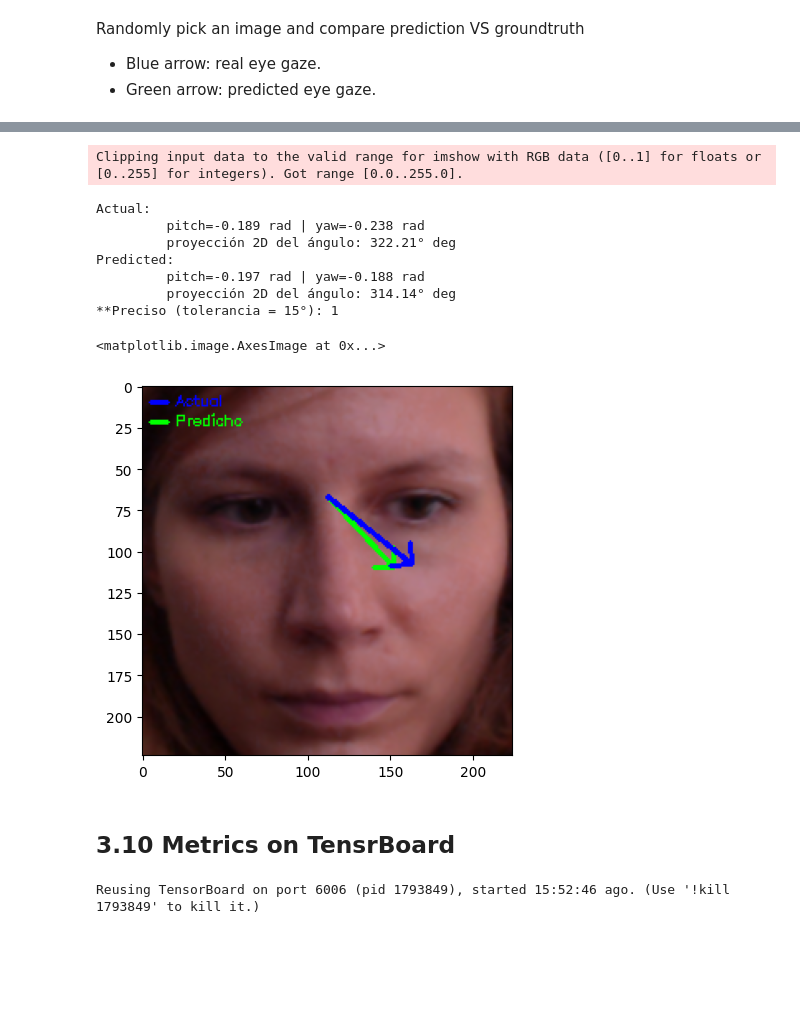
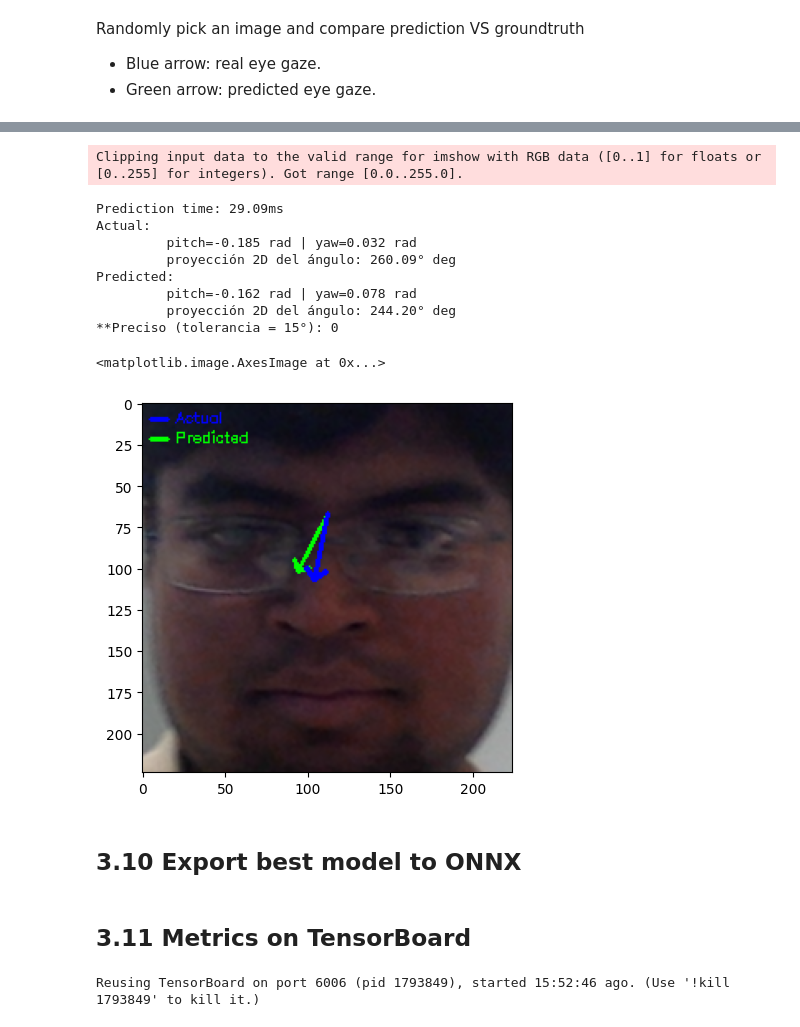
Before and after one commit to lsaraco/vpc2_project, a Jupyter notebook: main.ipynb, the cells around one changed output, grey strips where cells are left out. Drawn from its saved outputs; the diff is of its cells as text; code cells hidden in the pictures; blank space fills up the shorter version.

```diff
--- a/main.ipynb
+++ b/main.ipynb
@@ -910,8 +910,9 @@ Randomly pick an image and compare prediction VS groundtruth
 - Green arrow: predicted eye gaze.
 # %%
 # Se elige el mejor modelo para validación
-loaded_model = GazeEstimation_ResNet18Branch()
-loaded_model.load_state_dict(torch.load('./modelos/resnet18branch_90_1e4_trainable.pth'))
+# loaded_model = GazeEstimation_ResNet18Branch()
+loaded_model = GazeEstimation_MobileNet()
+loaded_model.load_state_dict(torch.load('./modelos/mobilenet.pth'))
 loaded_model.to(device)
 
 # Sanity check
@@ -922,48 +934,61 @@ print(outputs)
 # %%
-# Se elige el modelo a probar
+# Pick model
 model = loaded_model
 
-# Se elige imagen al azar y se obtienen sus labesl (pitch,yaw)
+# Randomly select image and its labels
 img, gaze = test_dataset[randint(0,len(test_dataset)-1)]
 pitch = gaze[0]
 yaw = gaze[1]
 angle = angle_to_2d(np.array([gaze]))
 
-# Ahora se pasa la imagen por el modelo y se obtiene la predicción
+# Get start time
+start_time = time.time()
+
+# Run inference and get prediction
 predicted_gaze = model(img.unsqueeze(0).to(device))
 pitch_predicted = predicted_gaze[0][0].item()
 yaw_predicted = predicted_gaze[0][1].item()
 img = img.squeeze(0).detach().cpu().numpy().transpose(1,2,0)
 predicted_gaze = predicted_gaze.squeeze(0).detach().cpu().numpy()
 angle_predicted = angle_to_2d(np.array([predicted_gaze]))
 
-# Se define la tolerancia para considerar una predicción como precisa o no
-tolerancia = 15 # 15° de tolerancia para considerar una predicción como error
+# Get end time
+end_time = time.time()
+
+# Print prediction time
+prediction_time = end_time - start_time
+print(f"Prediction time: {prediction_time*1000:.2f}ms ")
+
+# Define error tolerance
+tolerancia = 15 # 15 degrees
 accurate = int(is_accurate(angle,angle_predicted,tolerance=tolerancia)[0])
 
-# Impresión de parámetros
+# Print results
 print("Actual: ")
 print(f"\t pitch={pitch:.3f} rad | yaw={yaw:.3f} rad")
 print(f"\t proyección 2D del ángulo: {angle[0]:.2f}° deg")
 print("Predicted: ")
 print(f"\t pitch={pitch_predicted:.3f} rad | yaw={yaw_predicted:.3f} rad")
 print(f"\t proyección 2D del ángulo: {angle_predicted[0]:.2f}° deg")
 print(f"**Preciso (tolerancia = {tolerancia}°): {accurate}")
 
-# Se agregan anotaciones a la imagen
-img = put_gaze_annotation(img,predicted_gaze,method=1,color=(0,255,0), label="Predicho",label_y=22) #Prediced: flecha verde
-img = put_gaze_annotation(img,gaze,method=1,color=(255,0,0),label="Actual",label_y=10) #Actual: flecha azul
+# Add annotations
+img = put_gaze_annotation(img,predicted_gaze,method=1,color=(0,255,0), label="Predicted",label_y=22) #Prediced: green
+img = put_gaze_annotation(img,gaze,method=1,color=(255,0,0),label="Actual",label_y=10) #Actual: blue
 
-# Mostrar imagen (se convierte a RGB porque openCV trabaja en BGR)
+# Show images (after converting it from BGR to RGB)
 plt.imshow(rgb(img))
 # %% [output]
 Clipping input data to the valid range for imshow with RGB data ([0..1] for floats or [0..255] for integers). Got range [0.0..255.0].
+Prediction time: 29.09ms
 Actual:
-         pitch=-0.189 rad | yaw=-0.238 rad
-         proyección 2D del ángulo: 322.21° deg
+         pitch=-0.185 rad | yaw=0.032 rad
+         proyección 2D del ángulo: 260.09° deg
 Predicted:
-         pitch=-0.197 rad | yaw=-0.188 rad
-         proyección 2D del ángulo: 314.14° deg
-**Preciso (tolerancia = 15°): 1
+         pitch=-0.162 rad | yaw=0.078 rad
+         proyección 2D del ángulo: 244.20° deg
+**Preciso (tolerancia = 15°): 0
 <matplotlib.image.AxesImage at 0x...>
-[figure, old version]
+[figure, new version]
+# %% [markdown]
+## 3.10 Export best model to ONNX
@@ -970,5 +1016,5 @@ Predicted:
 # %% [markdown]
-## 3.10 Metrics on TensrBoard
+## 3.11 Metrics on TensorBoard
 # %%
 %load_ext tensorboard
 %tensorboard --logdir tensorboard
```
Also changed, not shown: parts of 5 cells of this notebook, 5 other files.
